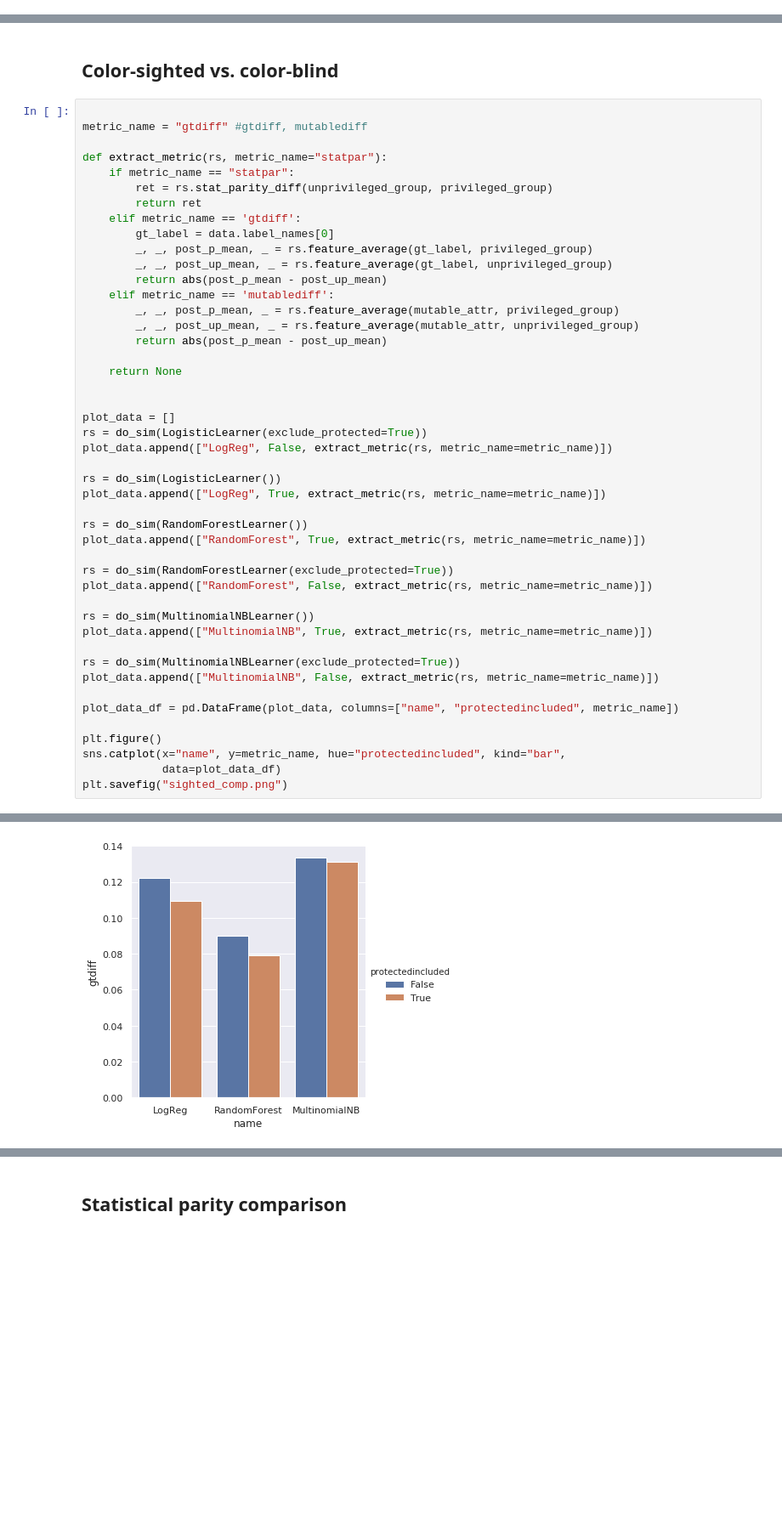
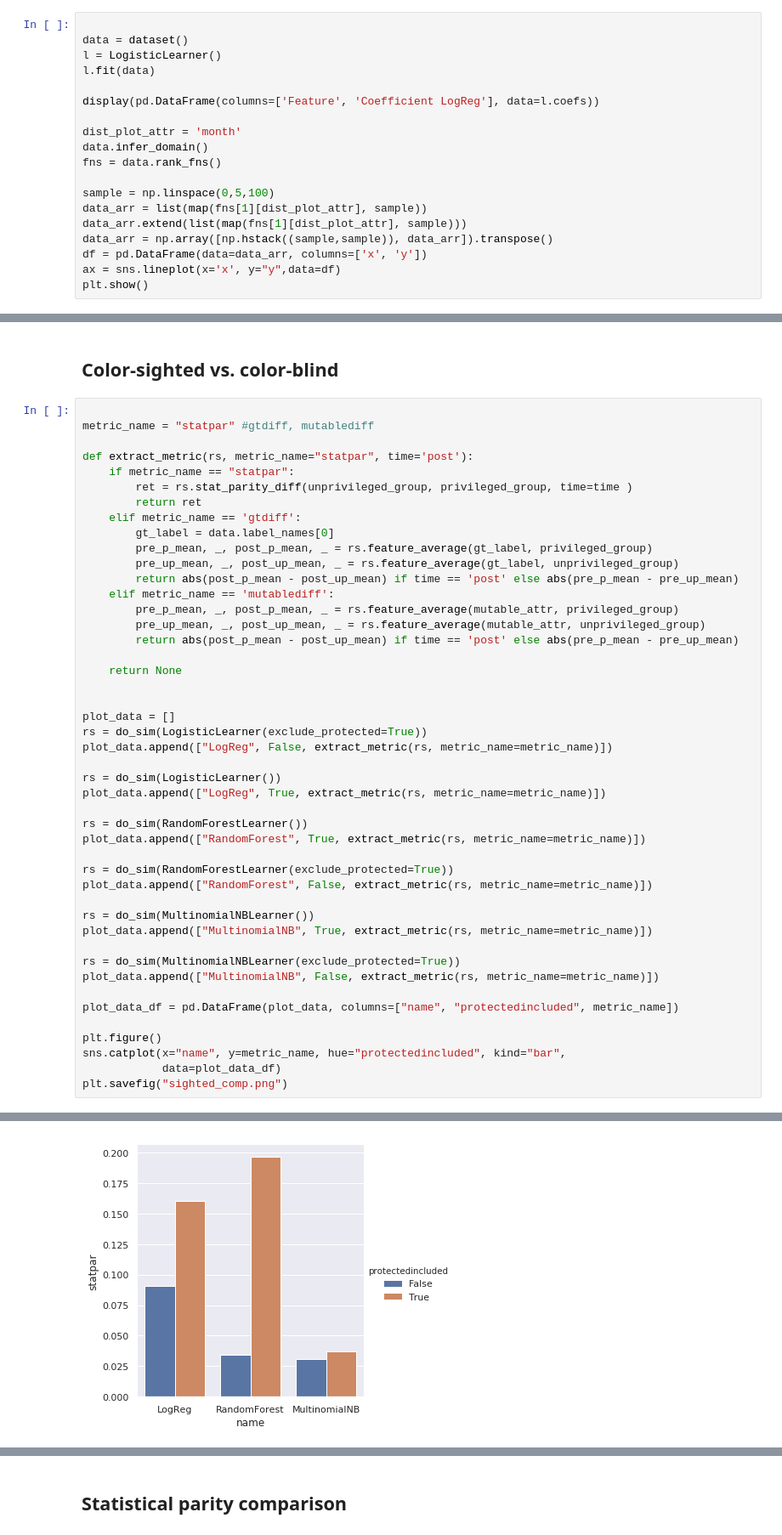
Before and after one commit to resulknad/fair-sim, a Jupyter notebook: main_plots.ipynb, the cells around one changed output, grey strips where cells are left out. Shown at 85% size. Saved outputs shown, nothing was run; the diff lists cells and outputs as text; blank space fills up the shorter version.

```diff
--- a/main_plots.ipynb
+++ b/main_plots.ipynb
@@ -88,0 +92,19 @@ display(pd.DataFrame(columns=['Feature', 'Coefficient LogReg'], data=l.coefs))
+# %%
+
+data = dataset()
+l = LogisticLearner()
+l.fit(data)
+
+display(pd.DataFrame(columns=['Feature', 'Coefficient LogReg'], data=l.coefs))
+
+dist_plot_attr = 'month'
+data.infer_domain()
+fns = data.rank_fns()
+
+sample = np.linspace(0,5,100)
+data_arr = list(map(fns[1][dist_plot_attr], sample))
+data_arr.extend(list(map(fns[1][dist_plot_attr], sample)))
+data_arr = np.array([np.hstack((sample,sample)), data_arr]).transpose()
+df = pd.DataFrame(data=data_arr, columns=['x', 'y'])
+ax = sns.lineplot(x='x', y="y",data=df)
+plt.show()
@@ -144,21 +222,21 @@ plt.show()
 ## Color-sighted vs. color-blind
 # %%
 
-metric_name = "gtdiff" #gtdiff, mutablediff
+metric_name = "statpar" #gtdiff, mutablediff
 
-def extract_metric(rs, metric_name="statpar"):
+def extract_metric(rs, metric_name="statpar", time='post'):
     if metric_name == "statpar":
-        ret = rs.stat_parity_diff(unprivileged_group, privileged_group)
+        ret = rs.stat_parity_diff(unprivileged_group, privileged_group, time=time )
         return ret
     elif metric_name == 'gtdiff':
         gt_label = data.label_names[0]
-        _, _, post_p_mean, _ = rs.feature_average(gt_label, privileged_group)
-        _, _, post_up_mean, _ = rs.feature_average(gt_label, unprivileged_group)
-        return abs(post_p_mean - post_up_mean)
+        pre_p_mean, _, post_p_mean, _ = rs.feature_average(gt_label, privileged_group)
+        pre_up_mean, _, post_up_mean, _ = rs.feature_average(gt_label, unprivileged_group)
+        return abs(post_p_mean - post_up_mean) if time == 'post' else abs(pre_p_mean - pre_up_mean)
     elif metric_name == 'mutablediff':
-        _, _, post_p_mean, _ = rs.feature_average(mutable_attr, privileged_group)
-        _, _, post_up_mean, _ = rs.feature_average(mutable_attr, unprivileged_group)
-        return abs(post_p_mean - post_up_mean)
+        pre_p_mean, _, post_p_mean, _ = rs.feature_average(mutable_attr, privileged_group)
+        pre_up_mean, _, post_up_mean, _ = rs.feature_average(mutable_attr, unprivileged_group)
+        return abs(post_p_mean - post_up_mean) if time == 'post' else abs(pre_p_mean - pre_up_mean)
 
     return None
 
@@ -204,3 +287,3 @@ plt.savefig("sighted_comp.png")
 <Figure size 432x288 with 0 Axes>
-[figure, old version]
+[figure, new version]
 # %% [markdown]
```
Also changed, not shown: parts of 16 cells of this notebook, 18 other files.
